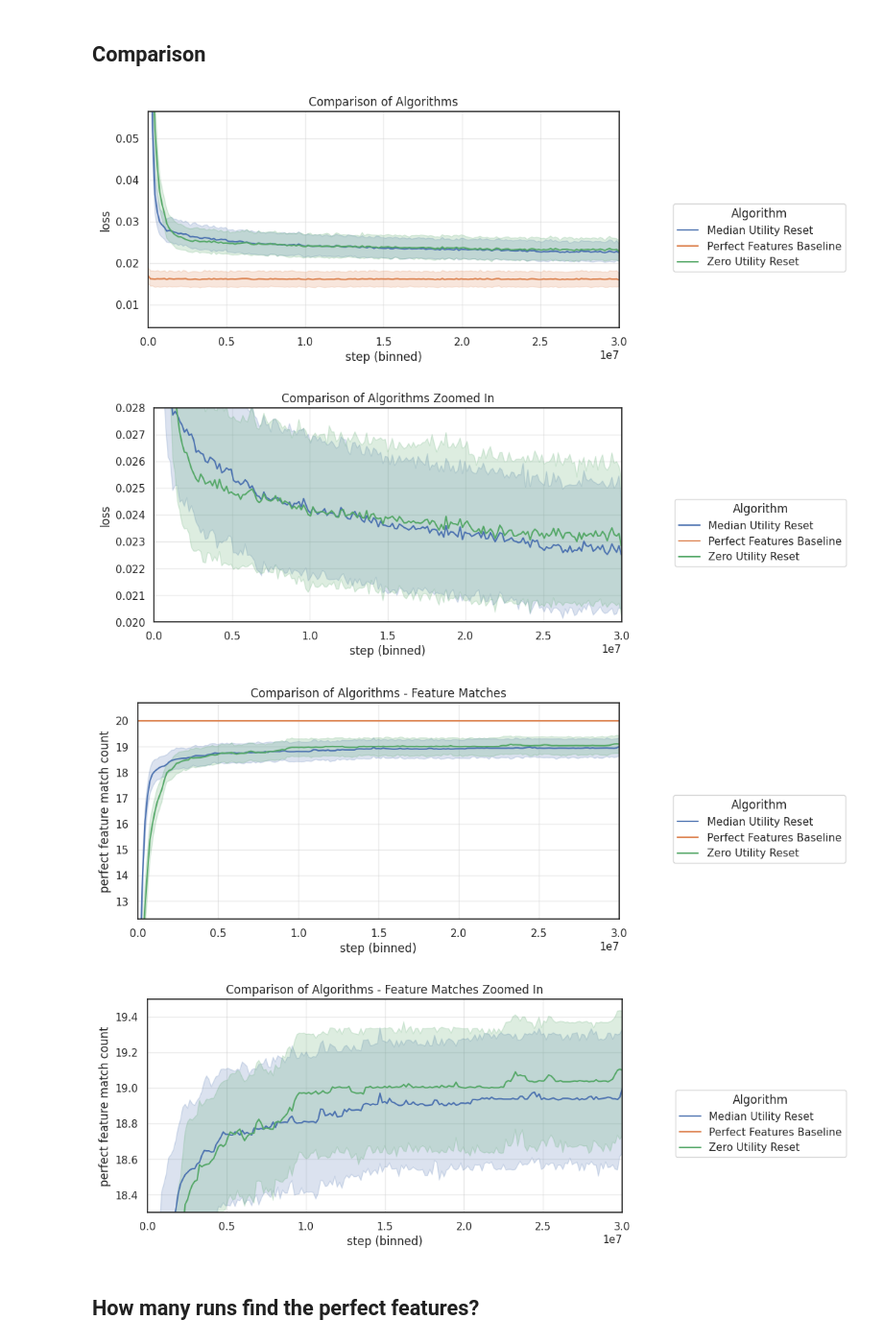
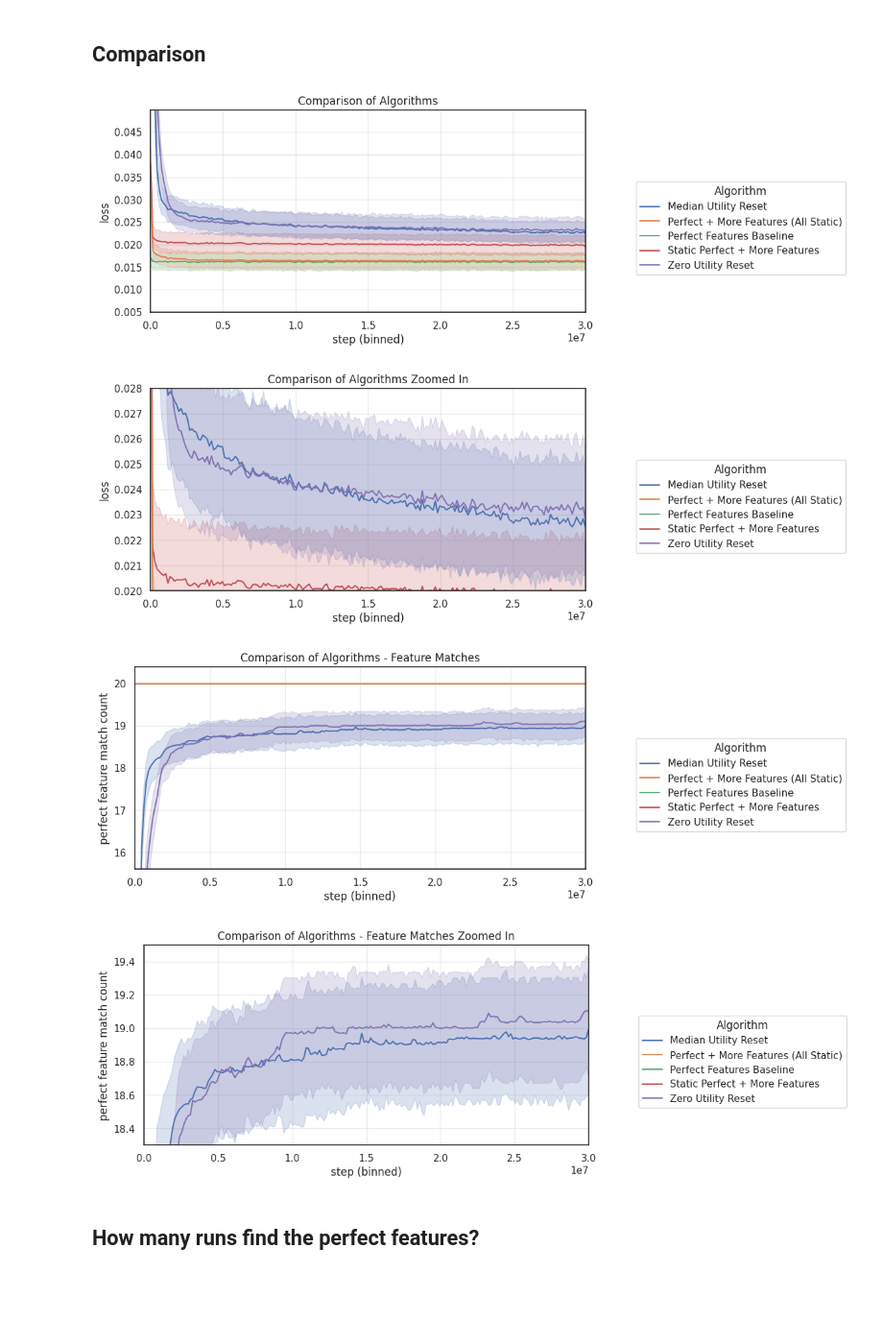
Before and after one commit to ejmejm/phd_research, a Jupyter notebook: phd/feature_search/analysis/paper_part_1_v1/ns_autostep_and_search_best.ipynb, the cells around one changed output. Shown at 96% size. Cells and saved outputs as stored; diff of their text form; code cells hidden in the pictures; blank space fills up the shorter version.

```diff
--- a/phd/feature_search/analysis/paper_part_1_v1/ns_autostep_and_search_best.ipynb
+++ b/phd/feature_search/analysis/paper_part_1_v1/ns_autostep_and_search_best.ipynb
@@ -38,8 +40,13 @@ combined_config_df = pd.concat(list(config_dfs.values()))
 algo_map = {
     'median_utility_reset': 'Median Utility Reset',
     'zero_utility_reset': 'Zero Utility Reset',
-    'perfect_features_baseline': 'Perfect Features Baseline'
+    'perfect_features_baseline': 'Perfect Features Baseline',
+    'static_features_with_perfect_features': 'Perfect + More Features (All Static)',
+    'fs_with_frozen_perfect_features': 'Static Perfect + More Features',
 }
+# combined_config_df = combined_config_df[combined_config_df['sweep_name'].isin(algo_map.keys())].copy()
+# valid_run_ids = combined_config_df['run_id'].unique()
+# combined_run_df = combined_run_df[combined_run_df['run_id'].isin(valid_run_ids)].copy()
 combined_config_df['algo'] = combined_config_df['sweep_name'].map(algo_map)
 
 plot_learning_curves(
@@ -71,37 +78,37 @@ plt.show()
 plot_learning_curves(
     run_df = combined_run_df,
     config_df = combined_config_df,
     n_bins = 200,
     figsize = (8, 4),
     y_col = 'feature_match/perfect_match_count',
     y_label = 'perfect feature match count',
     hue_col = 'algo',
     legend_title = 'Algorithm',
     show_ci = True,
 )
 plt.title('Comparison of Algorithms - Feature Matches')
 plt.show()
 
 
 plot_learning_curves(
     run_df = combined_run_df,
     config_df = combined_config_df,
     n_bins = 200,
     figsize = (8, 4),
     y_col = 'feature_match/perfect_match_count',
     y_label = 'perfect feature match count',
     hue_col = 'algo',
     legend_title = 'Algorithm',
     show_ci = True,
 )
 plt.title('Comparison of Algorithms - Feature Matches Zoomed In')
 plt.ylim(18.3, 19.5)
 plt.show()
 # %% [output]
-[figure, old version]
+[figure, new version]
-[figure, old version]
+[figure, new version]
-[figure, old version]
+[figure, new version]
-[figure, old version]
+[figure, new version]
 # %% [markdown]
 ## How many runs find the perfect features?
 # %%
```
Also changed, not shown: parts of 6 cells of this notebook.
